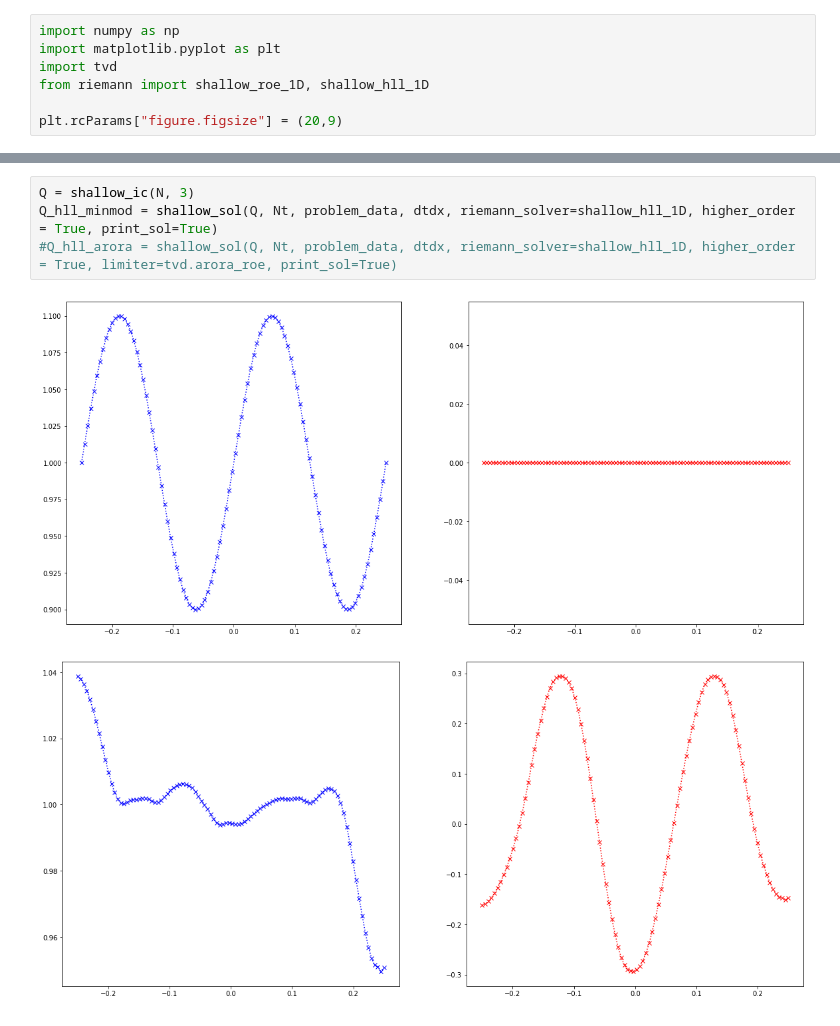
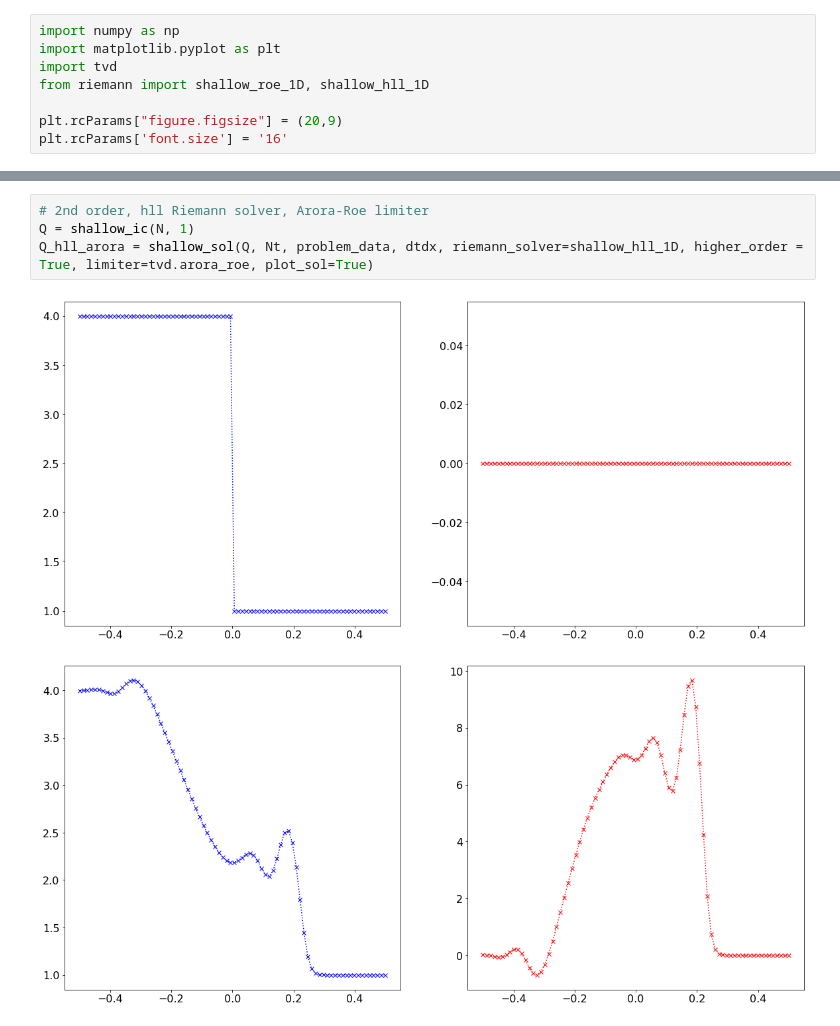
Before and after one commit to honzapulpan/fav-SNM2, a Jupyter notebook: notebooks/honza-test.ipynb, the cells around one changed output, grey strips where cells are left out. Saved outputs shown, nothing was run; the diff lists cells and outputs as text.

```diff
--- a/notebooks/honza-test.ipynb
+++ b/notebooks/honza-test.ipynb
@@ -5,6 +5,7 @@ import tvd
 from riemann import shallow_roe_1D, shallow_hll_1D
 
 plt.rcParams["figure.figsize"] = (20,9)
+plt.rcParams['font.size'] = '16'
 # %%
 # nastavení parametrů
 # constants
@@ -125,7 +149,7 @@ Q_hll = shallow_sol(Q, Nt, problem_data, dtdx, riemann_solver=shallow_hll_1D, pr
 # %%
-Q = shallow_ic(N, 3)
-Q_hll_minmod = shallow_sol(Q, Nt, problem_data, dtdx, riemann_solver=shallow_hll_1D, higher_order = True, print_sol=True)
-#Q_hll_arora = shallow_sol(Q, Nt, problem_data, dtdx, riemann_solver=shallow_hll_1D, higher_order = True, limiter=tvd.arora_roe, print_sol=True)
+# 2nd order, hll Riemann solver, Arora-Roe limiter
+Q = shallow_ic(N, 1)
+Q_hll_arora = shallow_sol(Q, Nt, problem_data, dtdx, riemann_solver=shallow_hll_1D, higher_order = True, limiter=tvd.arora_roe, plot_sol=True)
 # %% [output]
-[figure, old version]
+[figure, new version]
-[figure, old version]
+[figure, new version]
```
Also changed, not shown: parts of 7 cells of this notebook, 1 other file.
